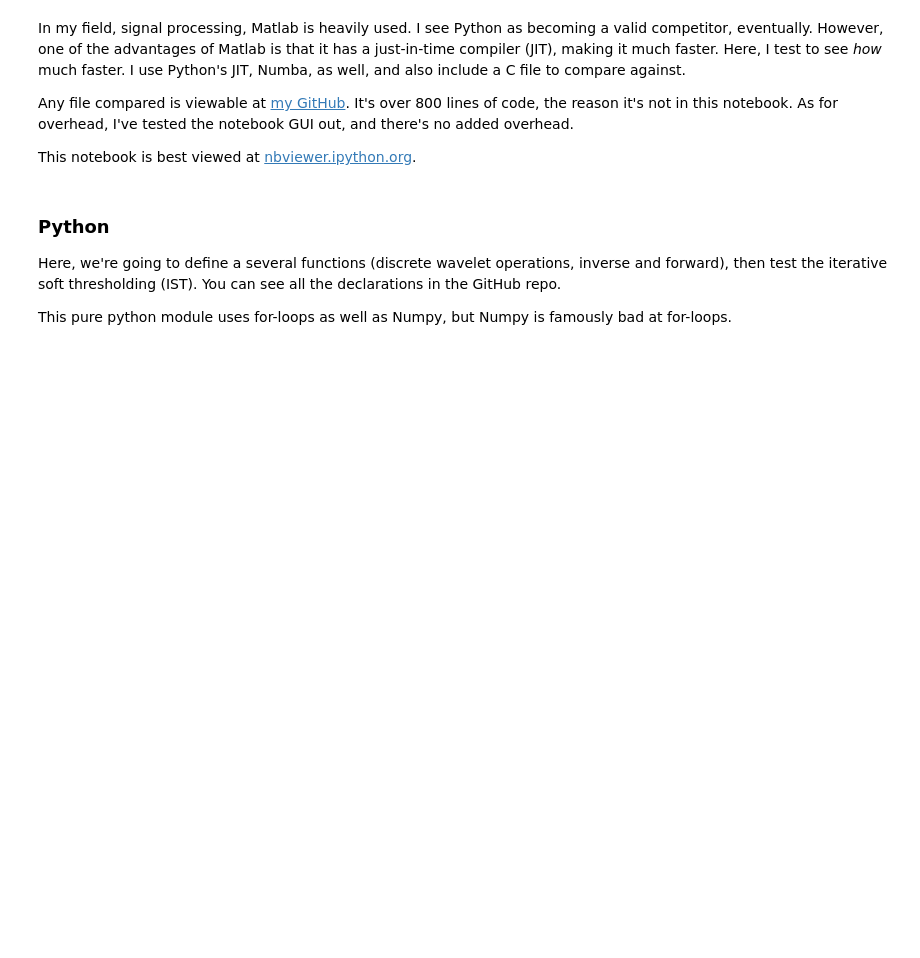
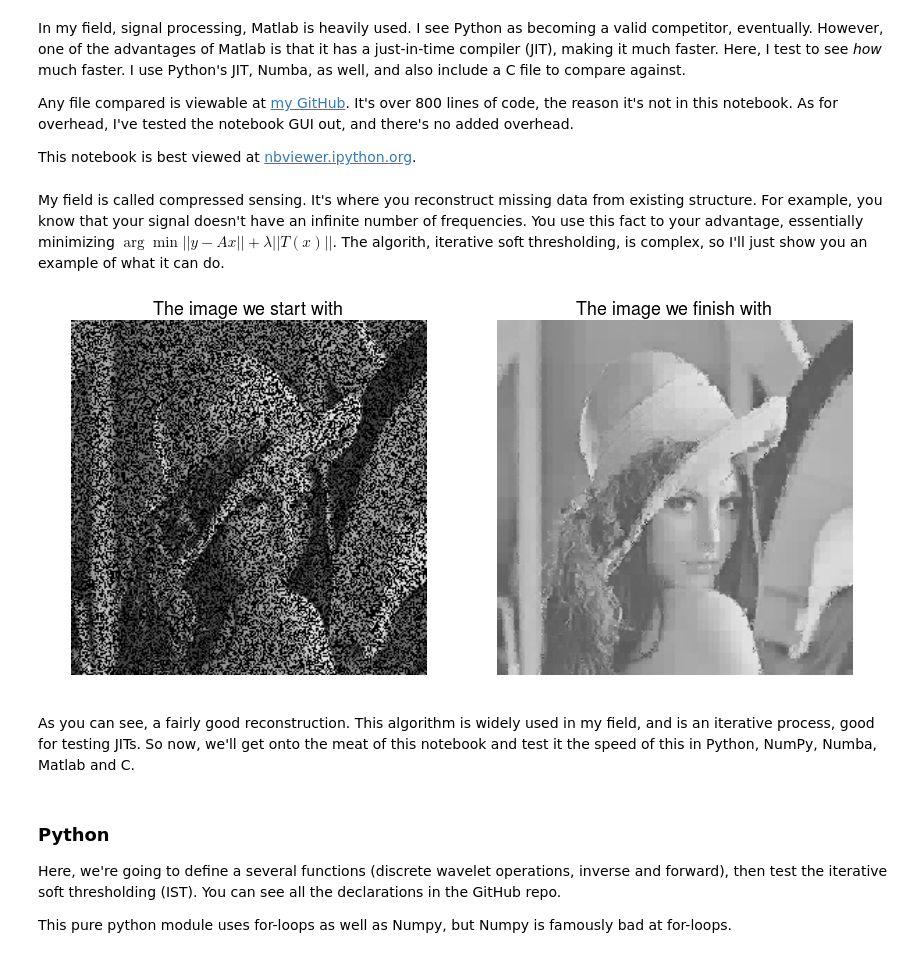
Before and after one commit to stsievert/side-projects, a Jupyter notebook: matlab_vs_python/Python vs Numba vs Matlab vs C.ipynb, the cells around one changed output. Cells and saved outputs as stored; diff of their text form; code cells hidden in the pictures; blank space fills up the shorter version.

```diff
--- a/matlab_vs_python/Python vs Numba vs Matlab vs C.ipynb
+++ b/matlab_vs_python/Python vs Numba vs Matlab vs C.ipynb
@@ -11,6 +11,33 @@ This notebook is best viewed at [nbviewer.ipython.org][3].
 [1]:http://jakevdp.github.io/blog/2013/06/15/numba-vs-cython-take-2/
 [2]:https://github.com/scottsievert/side-projects/tree/master/matlab_vs_python
 [3]:http://nbviewer.ipython.org/urls/raw.github.com/scottsievert/side-projects/master/matlab_vs_python/Python%2520vs%2520Numba%2520vs%2520Matlab%2520vs%2520C.ipynb
+# %% [markdown]
+My field is called compressed sensing. It's where you reconstruct missing data from existing structure. For example, you know that your signal doesn't have an infinite number of frequencies. You use this fact to your advantage, essentially minimizing $\arg\min ||y-Ax|| + \lambda || T(x) || $. The algorith, iterative soft thresholding, is complex, so I'll just show you an example of what it can do.
+
+[1]:http://www.ricam.oeaw.ac.at/conferences/aip2009/minisymposia/slides/aip2009_m19_de_mol_christine.pdf
+# %%
+from IST import *
+
+I = imread('./lenna.jpg')
+I = mean(I, axis=2)
+x, ys = ISTreal(I)
+
+figure(figsize=(14,14))
+subplot(121)
+imshow(ys, cmap='gray')
+axis('off')
+title('The image we start with')
+
+subplot(122)
+imshow(idwt2_full(x), cmap='gray')
+axis('off')
+title('The image we finish with')
+
+show()
+# %% [output]
+[figure, added]
+# %% [markdown]
+As you can see, a fairly good reconstruction. This algorithm is widely used in my field, and is an iterative process, good for testing JITs. So now, we'll get onto the meat of this notebook and test it the speed of this in Python, NumPy, Numba, Matlab and C.
 # %% [markdown]
 ### Python
 Here, we're going to define a several functions (discrete wavelet operations, inverse and forward), then test the iterative soft thresholding (IST). You can see all the declarations in the GitHub repo.
```
Also changed, not shown: parts of 2 cells of this notebook, 3 other files.
